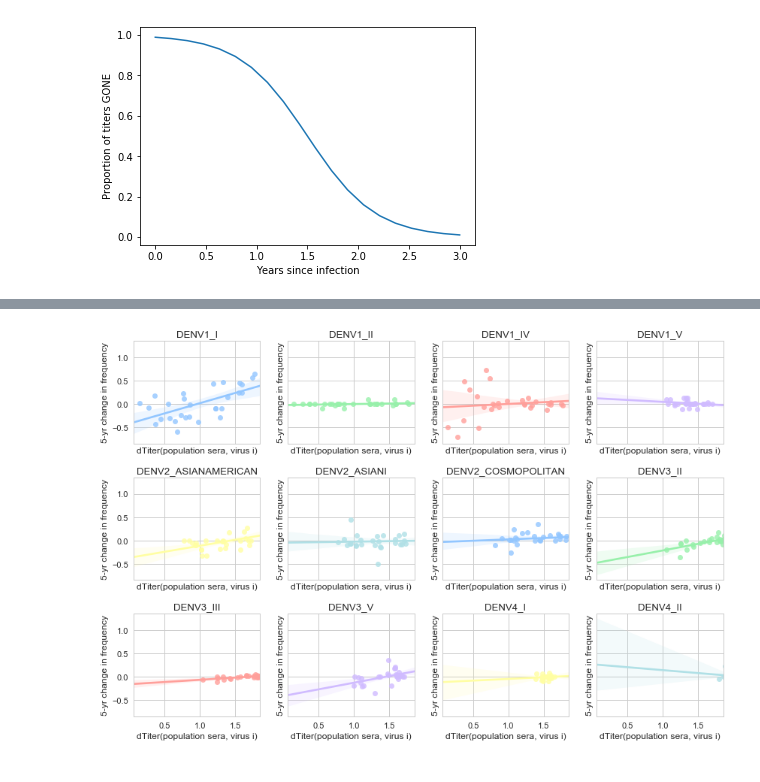
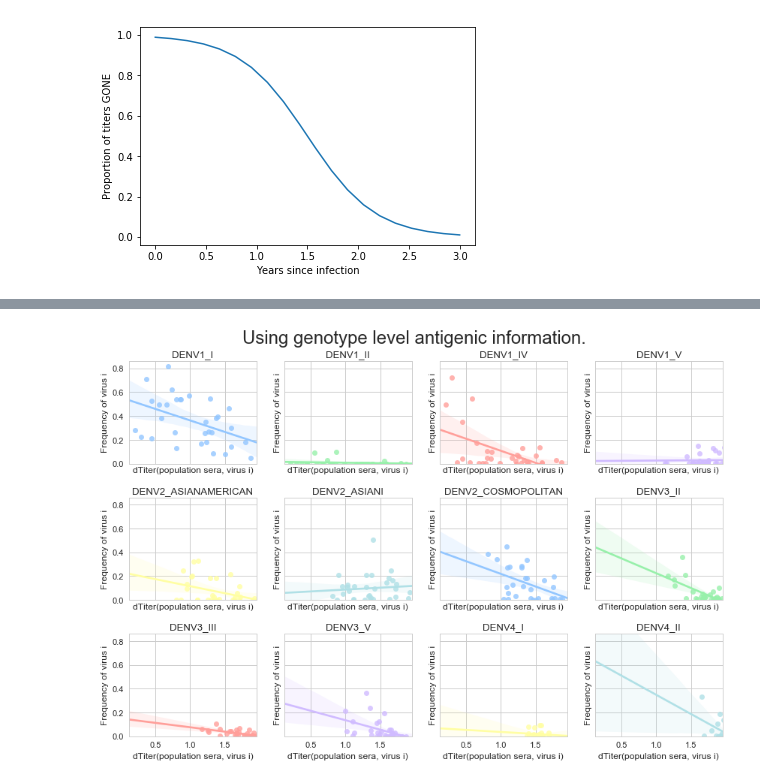
Before and after one commit to blab/dengue-antigenic-dynamics, a Jupyter notebook: scripts/frequencies/population_exposure.ipynb, the cells around one changed output, grey strips where cells are left out. Cells and saved outputs as stored; diff of their text form; code cells hidden in the pictures.

```diff
--- a/scripts/frequencies/population_exposure.ipynb
+++ b/scripts/frequencies/population_exposure.ipynb
@@ -179,11 +194,10 @@ mean_val = population_exposure_df.values.mean()
 # %%
 #### Plot
 
-def plot_exposure_frequencies(i, ax, population_exposure=population_exposure,
-                             genotype_frequencies = genotype_frequencies, **kwargs):
+def plot_exposure_frequencies(i, ax, population_exposure, frequencies, **kwargs):
 
     seasons_of_interest = population_exposure[i].index.values
-    y = genotype_frequencies[i][seasons_of_interest]
+    y = frequencies[i][seasons_of_interest]
     x = population_exposure[i]
 
     sns.regplot(x,y, ax=ax)
@@ -193,14 +207,11 @@ def plot_exposure_frequencies(i, ax, population_exposure=population_exposure,
     ax.set_ylabel('Frequency of virus i')
 
 
-def plot_exposure_delta_frequencies(i, ax, population_exposure=population_exposure,
-                             genotype_frequencies = genotype_frequencies,
-                             seasons_forward=3,
-                             **kwargs):
+def plot_exposure_delta_frequencies(i, ax, population_exposure, frequencies, seasons_forward=3, **kwargs):
 
     valid_seasons = population_exposure[i].index.tolist() # all available seasons
     delta_seasons = zip(valid_seasons[seasons_forward:], valid_seasons) # [(S + N season, S season)]
-    delta_f = [genotype_frequencies[i][s2] - genotype_frequencies[i][s1] for (s2, s1) in delta_seasons]
+    delta_f = [frequencies[i][s2] - frequencies[i][s1] for (s2, s1) in delta_seasons]
 
     pop_exp_i = population_exposure[i][valid_seasons[:-1*seasons_forward]]
 
@@ -211,9 +222,8 @@ def plot_exposure_delta_frequencies(i, ax, population_exposure=population_exposu
     ax.set_ylabel('%d-yr change in frequency'%seasons_forward)
 
 
-def plot_time_frequencies_exposure(i, ax, population_exposure=population_exposure,
-                                   genotype_frequencies = genotype_frequencies,
-                                   min_val=min_val, max_val=max_val, **kwargs):
+def plot_time_frequencies_exposure(i, ax, population_exposure, frequencies,
+                                   min_val, max_val, **kwargs):
 
     time = genotype_frequencies[i].index.tolist()
     frequencies = genotype_frequencies[i].tolist()
@@ -239,22 +249,21 @@ def plot_time_frequencies_exposure(i, ax, population_exposure=population_exposur
 
 #         plt.colorbar(im, cax=cax, orientation='vertical')
 # %%
-def plot_all_genotypes(plot_fn, population_exposure, genotype_frequencies = genotype_frequencies,
+def plot_all_j_vals(plot_fn, population_exposure, frequencies,
                        save=False, plot_name=None, **kwargs):
     sns.set(style='whitegrid', font_scale=1.1, palette='pastel')
-    n_genotypes = len(population_exposure.keys())
+    n_j_vals = len(population_exposure.keys())
     ncols = 4
-    nrows = int(ceil(n_genotypes/ncols))
+    nrows = int(ceil(n_j_vals/ncols))
 
     sns.set_style('whitegrid')
     fig, axes = plt.subplots(nrows=nrows, ncols=ncols, squeeze=True, figsize=(12,8), sharey=True, sharex=True)
 
-    for genotype, ax in zip(sorted(population_exposure.keys()), axes.flatten()):
-        plot_fn(genotype, ax, population_exposure=population_exposure,
-                genotype_frequencies = genotype_frequencies, **kwargs)
+    for j, ax in zip(sorted(population_exposure.keys()), axes.flatten()):
+        plot_fn(j, ax, population_exposure, frequencies, **kwargs)
 
     if 'title' in kwargs:
-        plt.suptitle(kwargs['title'], va='bottom', size=12)
+        plt.suptitle(kwargs['title'], va='bottom', size=24)
 
     plt.tight_layout()
 
@@ -272,4 +277,4 @@ plot_all_genotypes(plot_exposure_frequencies, population_exposure)
-# %%
-plot_all_genotypes(plot_exposure_delta_frequencies, population_exposure, seasons_forward=5)
-# %% [output]
-[figure, removed]
+# %%
+plot_all_j_vals(plot_exposure_frequencies, genotype_exposure_antigenic, genotype_frequencies, title="Using genotype level antigenic information.")
+# %% [output]
+[figure, added]
```
Also changed, not shown: parts of 13 cells of this notebook.
